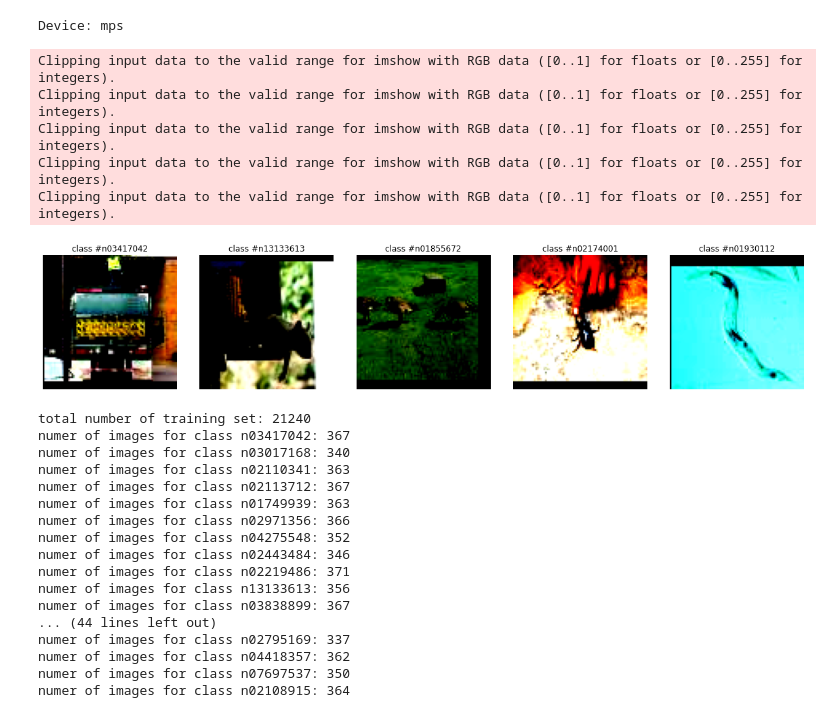
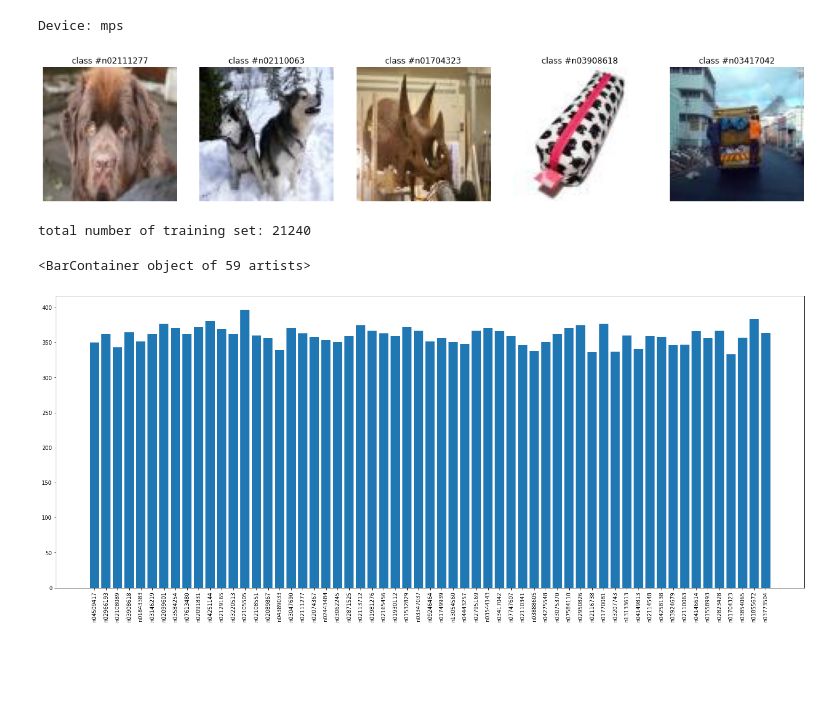
Before and after one commit to waasnipun/neurafusion, a Jupyter notebook: visualize_pretrain.ipynb, the cells around one changed output. Drawn from its saved outputs; the diff is of its cells as text; code cells hidden in the pictures; blank space fills up the shorter version.

```diff
--- a/visualize_pretrain.ipynb
+++ b/visualize_pretrain.ipynb
@@ -34,31 +34,16 @@ dataset, label_mapping = getDataset(root_dir, shuffle_images=True, num_classes=6
 train_dataset, temp_dataset = train_test_split(dataset, test_size=0.4, random_state=42)
 val_dataset, test_dataset = train_test_split(temp_dataset, test_size=0.5, random_state=42)
 
-# train_transforms = transforms.Compose(
-#         [
-#             transforms.Resize((224, 224)),
-#             transforms.ColorJitter(brightness=0.1, contrast=0.1, saturation=0, hue=0.1),
-#             # transforms.RandomCrop(image_size-10,image_size-10),
-#             transforms.GaussianBlur(3, sigma=(0.1, 2.0)),
-#             transforms.RandomRotation(degrees=10),
-#             transforms.RandomHorizontalFlip(p=0.1),
-#             # transforms.RandomVerticalFlip(p=0.5),
-#             # transforms.CenterCrop((84, 84)),
-#             transforms.ToTensor(),
-#             # transforms.Normalize([0.5, 0.5, 0.5],[0.5, 0.5, 0.5])
-#         ]
-#     )
 train_transforms = transforms.Compose([
-                # resize or random crop?
-                # transforms.Resize((self.imsize, self.imsize), Image.LANCZOS),
-                transforms.RandomCrop(84, padding=8),
-                transforms.ColorJitter(brightness=0.4, contrast=0.4, saturation=0.4),
-                transforms.RandomHorizontalFlip(),
-                transforms.ToTensor(),
-                transforms.Normalize((0.3891, 0.3891, 0.3891), (0.2877, 0.2877, 0.2877)),
-            ])
+            # transforms.Resize((self.imsize, self.imsize), Image.LANCZOS),
+            transforms.RandomCrop(84, padding=8),
+            transforms.ColorJitter(brightness=0.4, contrast=0.4, saturation=0.4),
+            transforms.RandomHorizontalFlip(),
+            transforms.ToTensor(),
+            transforms.Normalize((0.3891, 0.3891, 0.3891), (0.2877, 0.2877, 0.2877)),
+        ])
 
-train_dataset = Dataset(dataset=train_dataset, path=root_dir, phase='train', shuffle_images=True, transform=train_transforms)
+train_dataset = Dataset(dataset=train_dataset, path=root_dir, phase='train', shuffle_images=True, transform=None)
 val_dataset = Dataset(dataset=val_dataset, path=root_dir, phase='val', shuffle_images=True, transform=None)
 test_dataset = Dataset(dataset=test_dataset, path=root_dir, phase='test', shuffle_images=True, transform=None)
 
@@ -66,47 +51,35 @@ train_loader = DataLoader(train_dataset, batch_size=128, shuffle=True, num_worke
 # %%
 idx = np.random.choice(range(len(train_dataset)), 5, replace=False) # randomly pick 5 pictures to show
 
 fig = plt.figure(figsize=(16, 8))
 
 for i in range(len(idx)):
     image, label = train_dataset[idx[i]]
     ax = plt.subplot(1, 5, i + 1)
     plt.tight_layout()
     ax.set_title('class #{}'.format(label_mapping[label]))
     ax.axis('off')
-    plt.imshow(np.asarray(image).transpose(1, 2, 0))
+    plt.imshow(np.asarray(image))
 
 plt.show()
 
 # print number of images for each class
 print('total number of training set: {}'.format(len(train_dataset)))
+dist = {}
+for i in label_mapping.keys():
+    # print('numer of images for class {}: {}'.format(label_mapping[i], len([label for _, label in train_dataset.data if label == i])))
+    dist[label_mapping[i]] = (len([label for _, label in train_dataset.data if label == i]))
 
-for i in label_mapping.keys():
-    print('numer of images for class {}: {}'.format(label_mapping[i], len([label for _, label in train_dataset.data if label == i])))
+names = list(dist.keys())
+values = list(dist.values())
+fig = plt.figure(figsize=(25, 10))
+plt.xticks(rotation='vertical')
+plt.bar(range(len(dist)), values, tick_label=names)
 # %% [output]
+[figure, new version]
-Clipping input data to the valid range for imshow with RGB data ([0..1] for floats or [0..255] for integers).
-Clipping input data to the valid range for imshow with RGB data ([0..1] for floats or [0..255] for integers).
-Clipping input data to the valid range for imshow with RGB data ([0..1] for floats or [0..255] for integers).
-Clipping input data to the valid range for imshow with RGB data ([0..1] for floats or [0..255] for integers).
-Clipping input data to the valid range for imshow with RGB data ([0..1] for floats or [0..255] for integers).
+total number of training set: 21240
-[figure, old version]
-total number of training set: 21240
-numer of images for class n03417042: 367
-numer of images for class n03017168: 340
-numer of images for class n02110341: 363
-numer of images for class n02113712: 367
-numer of images for class n01749939: 363
-numer of images for class n02971356: 366
-numer of images for class n04275548: 352
-numer of images for class n02443484: 346
-numer of images for class n02219486: 371
-numer of images for class n13133613: 356
-numer of images for class n03838899: 367
-... (44 lines left out)
-numer of images for class n02795169: 337
-numer of images for class n04418357: 362
-numer of images for class n07697537: 350
-numer of images for class n02108915: 364
+<BarContainer object of 59 artists>
+[figure, added]
 # %%
 idx = np.random.choice(range(len(val_dataset)), 5, replace=False) # randomly pick 5 pictures to show
 
```
Also changed, not shown: parts of 10 cells of this notebook, 10 other files.
